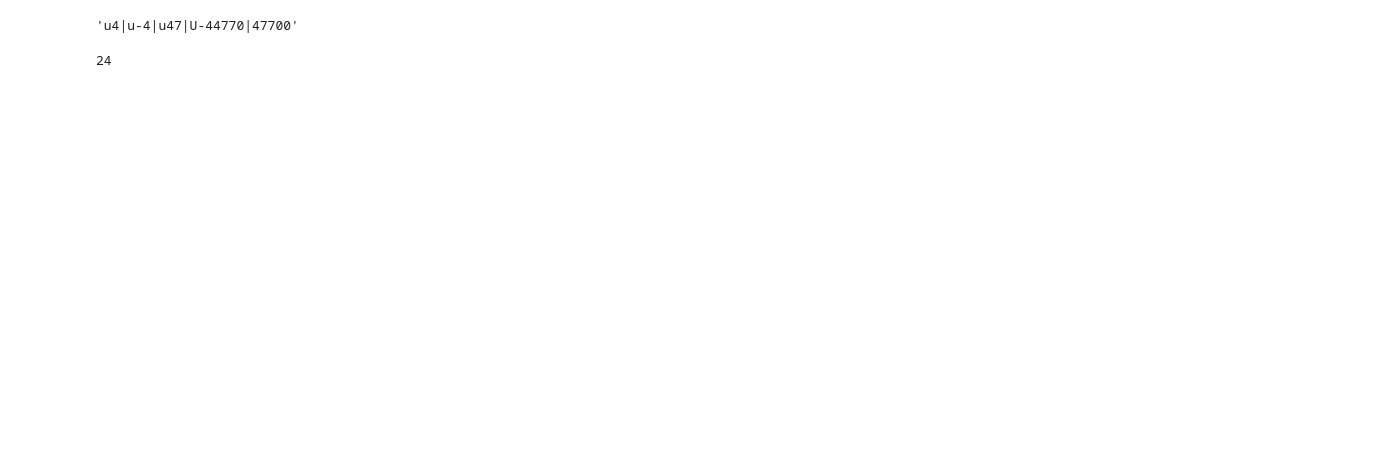
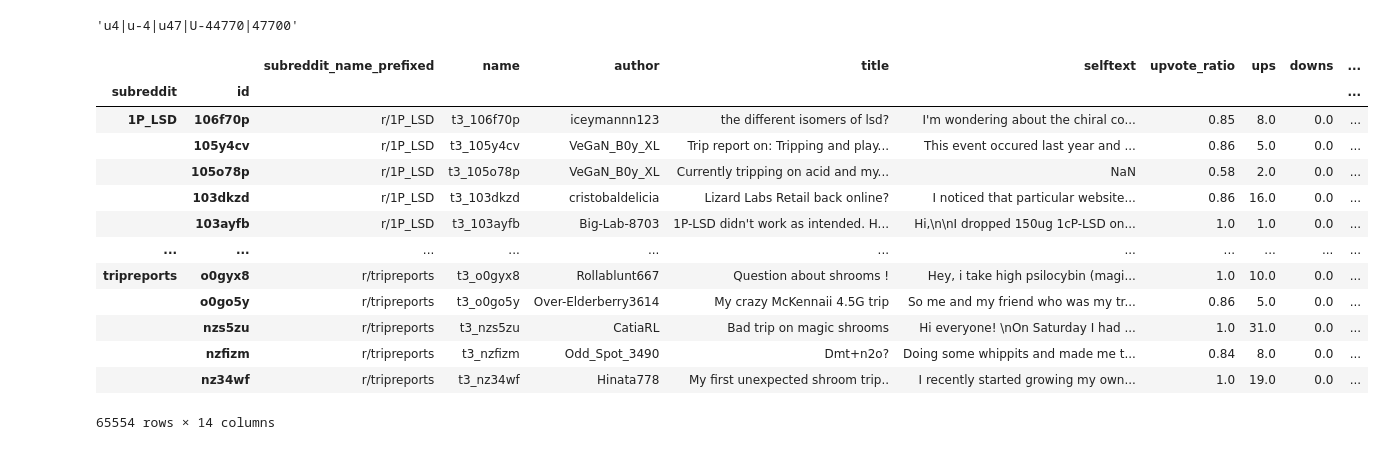
Before and after one commit to dspgroupd1/MODUS, a Jupyter notebook: code/scrapers/reddit/reddit-scraper.ipynb, the cells around one changed output. Saved outputs shown, nothing was run; the diff lists cells and outputs as text; code cells hidden in the pictures; blank space fills up the shorter version.

```diff
--- a/code/scrapers/reddit/reddit-scraper.ipynb
+++ b/code/scrapers/reddit/reddit-scraper.ipynb
@@ -245,8 +262,22 @@ drug_kwrds['U-47700']
 # %%
 import re
 text_to_analyse = data_combined_with_delta['title'] + data_combined_with_delta['selftext'].fillna('')
-cntr = text_to_analyse.str.contains(drug_kwrds['U-47700'], flags=re.IGNORECASE,regex=True)
-cntr.sum()
+data_combined_with_delta['cntr'] = text_to_analyse.str.count(drug_kwrds['U-47700'], flags=re.IGNORECASE)
-# %% [output]
-24
+# %%
+display(data_combined_with_delta)
+# %% [output]
+|  |  | subreddit_name_prefixed | name | author | title | selftext | upvote_ratio | ups | downs | ... |
+| subreddit | id |  |  |  |  |  |  |  |  | ... |
+| 1P_LSD | 106f70p | r/1P_LSD | t3_106f70p | iceymannn123 | the different isomers of lsd? | I'm wondering about the chiral co... | 0.85 | 8.0 | 0.0 | ... |
+|  | 105y4cv | r/1P_LSD | t3_105y4cv | VeGaN_B0y_XL | Trip report on: Tripping and play... | This event occured last year and ... | 0.86 | 5.0 | 0.0 | ... |
+|  | 105o78p | r/1P_LSD | t3_105o78p | VeGaN_B0y_XL | Currently tripping on acid and my... | NaN | 0.58 | 2.0 | 0.0 | ... |
+|  | 103dkzd | r/1P_LSD | t3_103dkzd | cristobaldelicia | Lizard Labs Retail back online? | I noticed that particular website... | 0.86 | 16.0 | 0.0 | ... |
+|  | 103ayfb | r/1P_LSD | t3_103ayfb | Big-Lab-8703 | 1P-LSD didn't work as intended. H... | Hi,\n\nI dropped 150ug 1cP-LSD on... | 1.0 | 1.0 | 0.0 | ... |
+| ... | ... | ... | ... | ... | ... | ... | ... | ... | ... | ... |
+| tripreports | o0gyx8 | r/tripreports | t3_o0gyx8 | Rollablunt667 | Question about shrooms ! | Hey, i take high psilocybin (magi... | 1.0 | 10.0 | 0.0 | ... |
+|  | o0go5y | r/tripreports | t3_o0go5y | Over-Elderberry3614 | My crazy McKennaii 4.5G trip | So me and my friend who was my tr... | 0.86 | 5.0 | 0.0 | ... |
+|  | nzs5zu | r/tripreports | t3_nzs5zu | CatiaRL | Bad trip on magic shrooms | Hi everyone! \nOn Saturday I had ... | 1.0 | 31.0 | 0.0 | ... |
+|  | nzfizm | r/tripreports | t3_nzfizm | Odd_Spot_3490 | Dmt+n2o? | Doing some whippits and made me t... | 0.84 | 8.0 | 0.0 | ... |
+|  | nz34wf | r/tripreports | t3_nz34wf | Hinata778 | My first unexpected shroom trip.. | I recently started growing my own... | 1.0 | 19.0 | 0.0 | ... |
+65554 rows × 14 columns
 # %%
```
Also changed, not shown: parts of 9 cells of this notebook, 4 other files.
